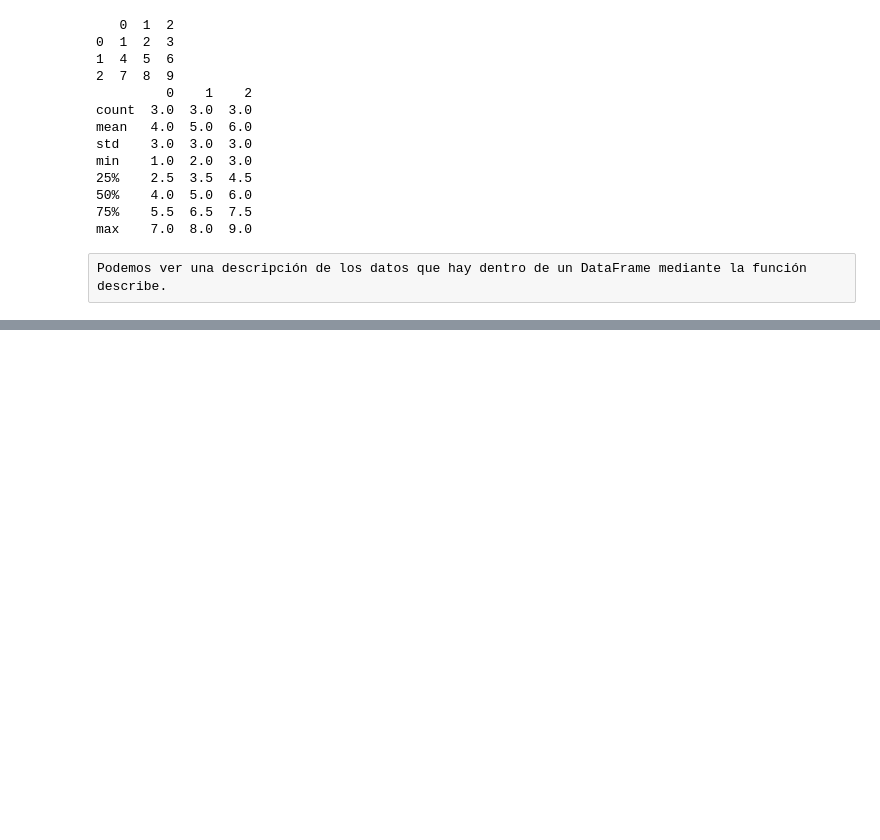
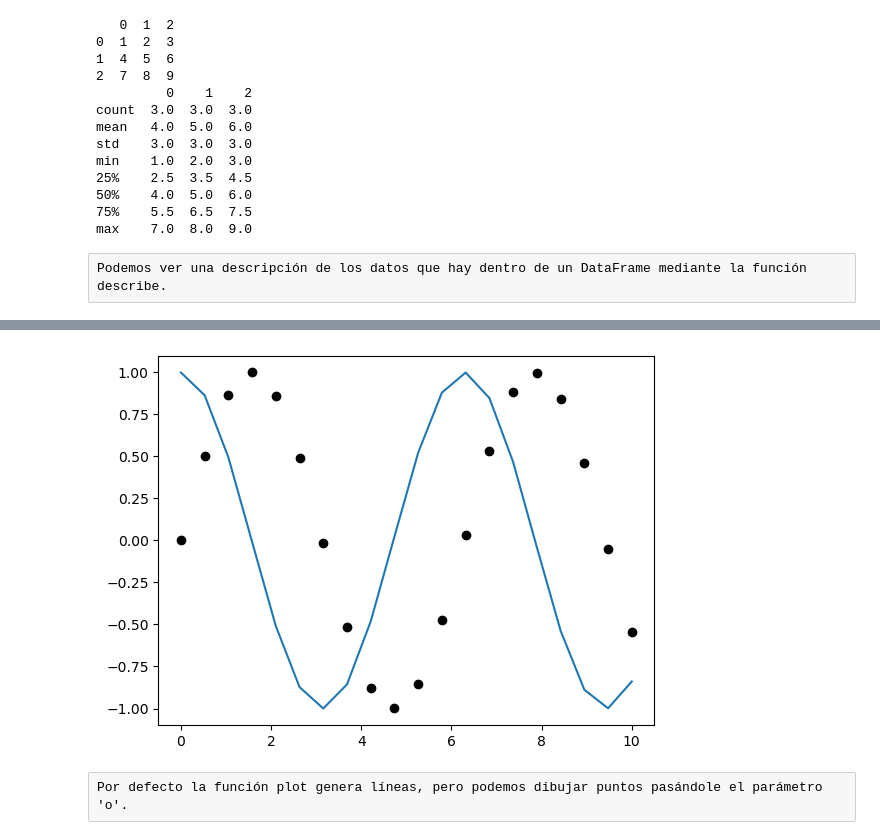
Before and after one commit to chema1985/jupyter-notebook, a Jupyter notebook: notebooks/perez_maroto_josemaria_SBD04a_Cuaderno_Python.ipynb, the cells around one changed output, grey strips where cells are left out. Cells and saved outputs as stored; diff of their text form; code cells hidden in the pictures; blank space fills up the shorter version.

```diff
--- a/notebooks/perez_maroto_josemaria_SBD04a_Cuaderno_Python.ipynb
+++ b/notebooks/perez_maroto_josemaria_SBD04a_Cuaderno_Python.ipynb
@@ -345,0 +376,10 @@ Podemos ver una descripción de los datos que hay dentro de un DataFrame mediant
+# %%
+import numpy as np
+x = np.linspace(0, 10, 20)
+plt.plot(x, np.sin(x), 'o', color="black" )
+plt.plot(x, np.cos(x))
+plt.show()
+# %% [output]
+[figure, added]
+# %% [raw]
+Por defecto la función plot genera líneas, pero podemos dibujar puntos pasándole el parámetro 'o'.
```
Also changed, not shown: parts of 10 cells of this notebook.
